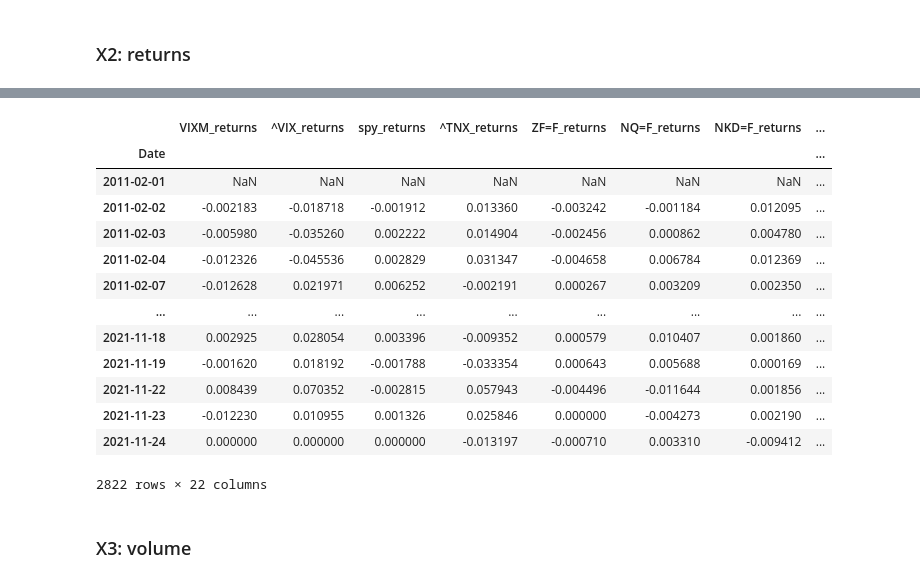
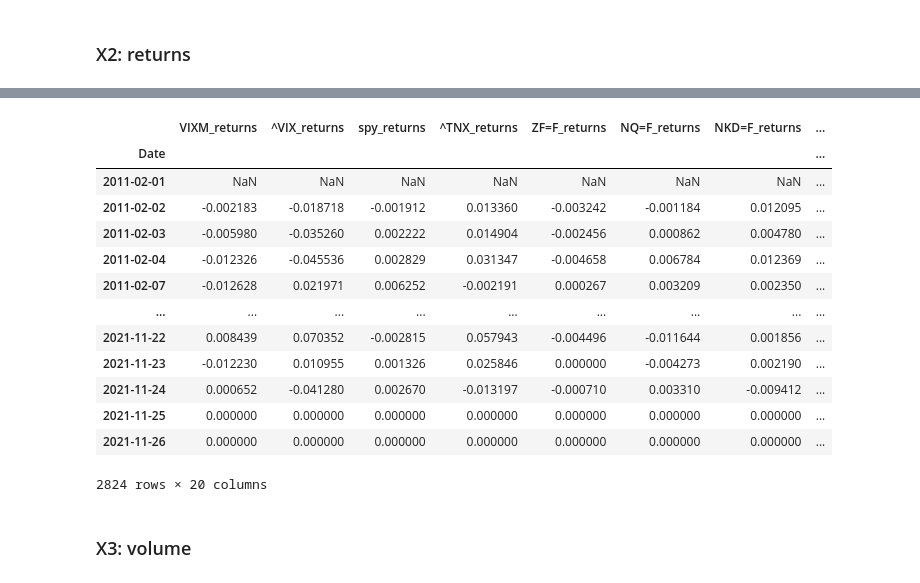
Before and after one commit to paocarvajal1912/vixx-token-dapp, a Jupyter notebook: vixm_adaboost_model.ipynb, the cells around one changed output, grey strips where cells are left out. Drawn from its saved outputs; the diff is of its cells as text; code cells hidden in the pictures.

```diff
--- a/vixm_adaboost_model.ipynb
+++ b/vixm_adaboost_model.ipynb
@@ -289,21 +263,21 @@ Completed inclusion of returns
 # %%
 #security_returns_component_df.head()
-X2
+#X2
 # %% [output]
 |  | VIXM_returns | ^VIX_returns | spy_returns | ^TNX_returns | ZF=F_returns | NQ=F_returns | NKD=F_returns | ... |
 | Date |  |  |  |  |  |  |  | ... |
 | 2011-02-01 | NaN | NaN | NaN | NaN | NaN | NaN | NaN | ... |
 | 2011-02-02 | -0.002183 | -0.018718 | -0.001912 | 0.013360 | -0.003242 | -0.001184 | 0.012095 | ... |
 | 2011-02-03 | -0.005980 | -0.035260 | 0.002222 | 0.014904 | -0.002456 | 0.000862 | 0.004780 | ... |
 | 2011-02-04 | -0.012326 | -0.045536 | 0.002829 | 0.031347 | -0.004658 | 0.006784 | 0.012369 | ... |
 | 2011-02-07 | -0.012628 | 0.021971 | 0.006252 | -0.002191 | 0.000267 | 0.003209 | 0.002350 | ... |
 | ... | ... | ... | ... | ... | ... | ... | ... | ... |
-| 2021-11-18 | 0.002925 | 0.028054 | 0.003396 | -0.009352 | 0.000579 | 0.010407 | 0.001860 | ... |
-| 2021-11-19 | -0.001620 | 0.018192 | -0.001788 | -0.033354 | 0.000643 | 0.005688 | 0.000169 | ... |
 | 2021-11-22 | 0.008439 | 0.070352 | -0.002815 | 0.057943 | -0.004496 | -0.011644 | 0.001856 | ... |
 | 2021-11-23 | -0.012230 | 0.010955 | 0.001326 | 0.025846 | 0.000000 | -0.004273 | 0.002190 | ... |
-| 2021-11-24 | 0.000000 | 0.000000 | 0.000000 | -0.013197 | -0.000710 | 0.003310 | -0.009412 | ... |
+| 2021-11-24 | 0.000652 | -0.041280 | 0.002670 | -0.013197 | -0.000710 | 0.003310 | -0.009412 | ... |
+| 2021-11-25 | 0.000000 | 0.000000 | 0.000000 | 0.000000 | 0.000000 | 0.000000 | 0.000000 | ... |
+| 2021-11-26 | 0.000000 | 0.000000 | 0.000000 | 0.000000 | 0.000000 | 0.000000 | 0.000000 | ... |
-2822 rows × 22 columns
+2824 rows × 20 columns
 # %% [markdown]
 ### X3: volume
 # %%
```
Also changed, not shown: parts of 52 cells of this notebook, 10 other files.
